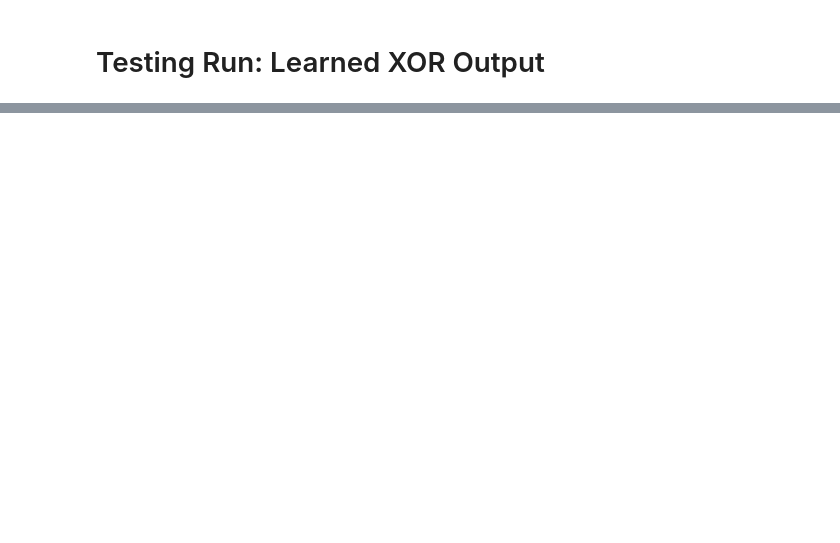
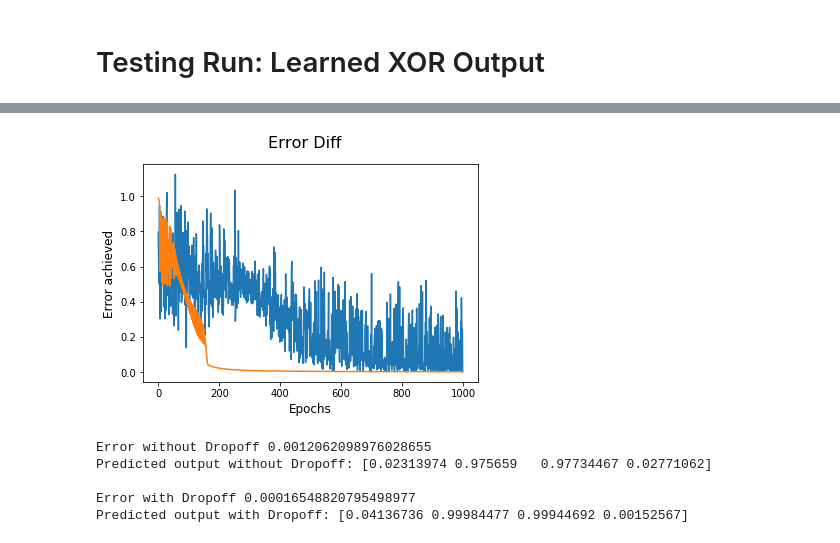
Before and after one commit to etzimopoulos/COURSE-DSDJ-Zero-to-Deep-Dive-ML, a Jupyter notebook: Week 4 HW - XOR Neural Network.ipynb, the cells around one changed output, grey strips where cells are left out. Drawn from its saved outputs; the diff is of its cells as text; code cells hidden in the pictures; blank space fills up the shorter version.

```diff
--- a/Week 4 HW - XOR Neural Network.ipynb
+++ b/Week 4 HW - XOR Neural Network.ipynb
@@ -231,0 +296,28 @@ print(a_o)
+# %%
+
+Error_nD = genfromtxt('Error_nD.csv', delimiter=',')
+Error_D = genfromtxt('Error_D.csv', delimiter=',')
+Pred_nD = genfromtxt('Predicted_Output_nD.csv', delimiter=',')
+Pred_D = genfromtxt('Predicted_Output_D.csv', delimiter=',')
+
+
+fig = plt.figure()
+plt.plot(Error_D)
+plt.plot(Error_nD)
+fig.suptitle('Error Diff', fontsize=16)
+plt.xlabel('Epochs', fontsize=12)
+plt.ylabel('Error achieved', fontsize=12)
+fig.savefig('Error Diff.jpg')
+plt.show()
+
+print("Error without Dropoff", min(Error_nD))
+print("Predicted output without Dropoff:", Pred_nD)
+print("\nError with Dropoff", min(Error_D))
+print("Predicted output with Dropoff:", Pred_D)
+# %% [output]
+[figure, added]
+Error without Dropoff 0.0012062098976028655
+Predicted output without Dropoff: [0.02313974 0.975659   0.97734467 0.02771062]
+
+Error with Dropoff 0.00016548820795498977
+Predicted output with Dropoff: [0.04136736 0.99984477 0.99944692 0.00152567]
```
Also changed, not shown: parts of 11 cells of this notebook, 8 other files.
